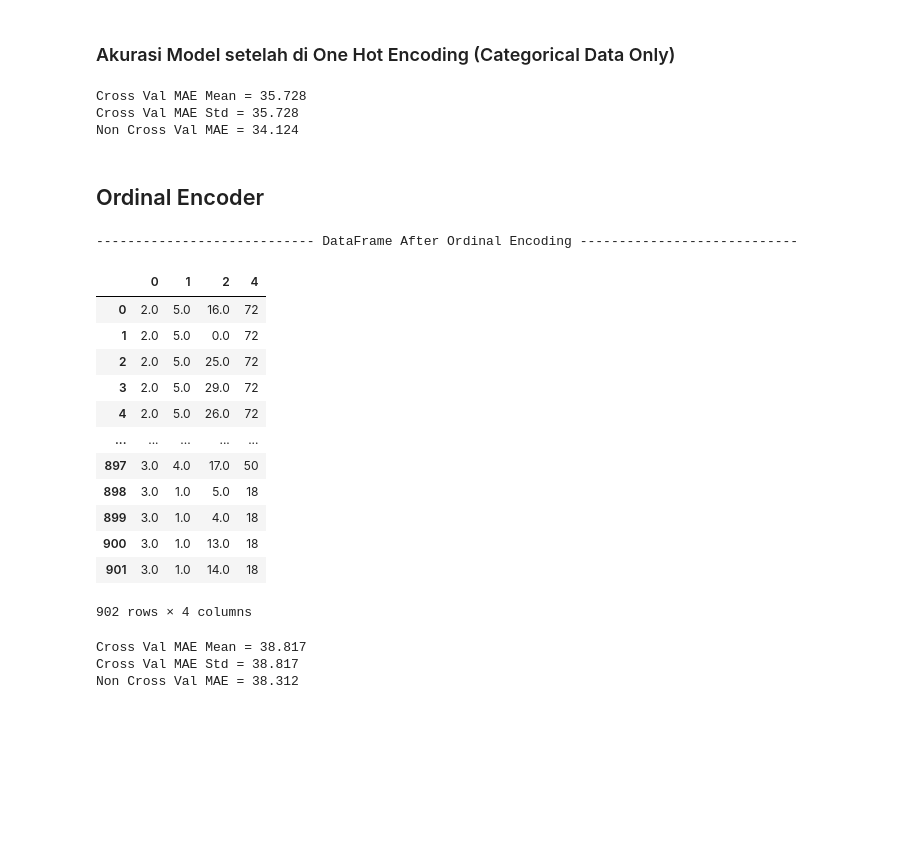
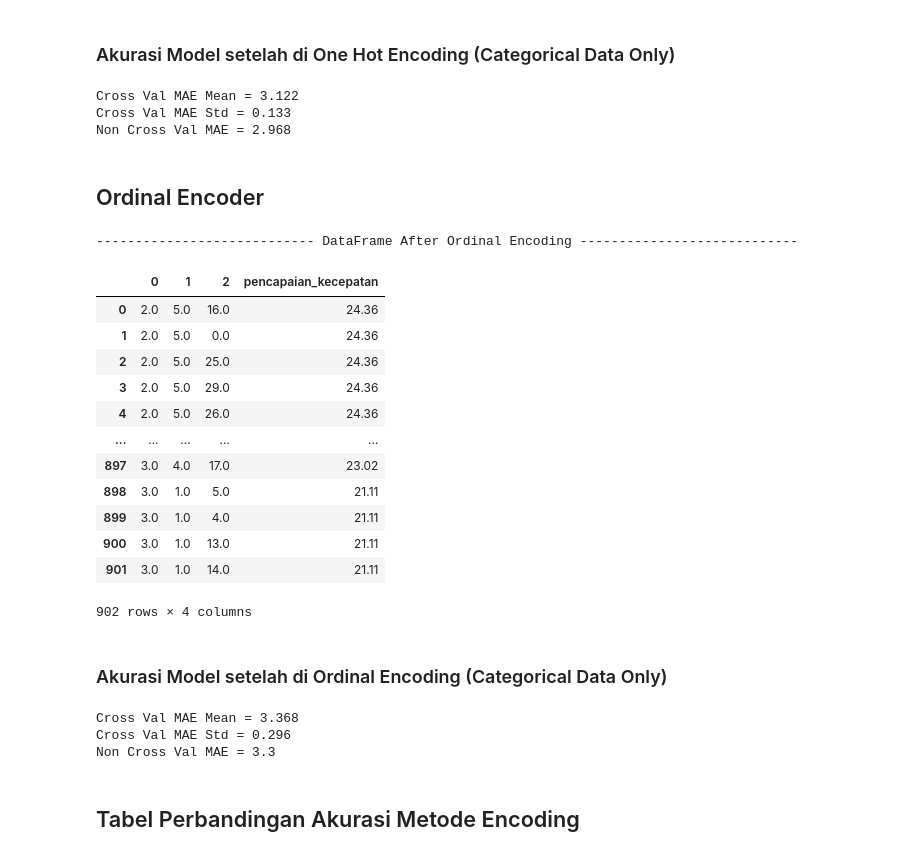
Before and after one commit to StefannusChristian/Data-Processing-and-Engineering, a Jupyter notebook: transformasi-data/IBDA3111_StefannusChristian_202000138_TransformasiData.ipynb, the cells around one changed output. Drawn from its saved outputs; the diff is of its cells as text; code cells hidden in the pictures; blank space fills up the shorter version.

```diff
--- a/transformasi-data/IBDA3111_StefannusChristian_202000138_TransformasiData.ipynb
+++ b/transformasi-data/IBDA3111_StefannusChristian_202000138_TransformasiData.ipynb
@@ -337,8 +337,7 @@ def displayDfAfterOneHot(df):
 # %%
 oneHotEncoder = OneHotEncoder(sparse=False)
 categoricalDfOneHotX = pd.DataFrame(oneHotEncoder.fit_transform(X))
-yAfterOneHot = pd.DataFrame(labelEncoder.fit_transform(y))
-categoricalDfOneHot = categoricalDfOneHotX
-categoricalDfOneHot[categoricalDfOneHot.shape[1]+1] = yAfterOneHot
-displayDfAfterOneHot(categoricalDfOneHot)
+y.reset_index(drop=True,inplace=True)
+categoricalDfOneHot = pd.concat([categoricalDfOneHotX,y],axis=1)
+display(categoricalDfOneHot)
 # %% [output]
@@ -375,11 +379,12 @@ def crossValMAEEncoding(model:object,df_param,random_state=42):
 ### Akurasi Model setelah di One Hot Encoding (Categorical Data Only)
 # %%
 meanMaeCategoryOneHot,stdMaeCategoryOneHot,maeCategoryOneHot = crossValMAEEncoding(model,categoricalDfOneHot)
-displayCrossValResults(meanMaeCategoryOneHot,meanMaeCategoryOneHot,maeCategoryOneHot)
+appendAccuracyEncoding(meanMaeCategoryOneHot,stdMaeCategoryOneHot,maeCategoryOneHot)
+displayCrossValResults(meanMaeCategoryOneHot,stdMaeCategoryOneHot,maeCategoryOneHot)
 # %% [output]
-Cross Val MAE Mean = 35.728
-Cross Val MAE Std = 35.728
-Non Cross Val MAE = 34.124
+Cross Val MAE Mean = 3.122
+Cross Val MAE Std = 0.133
+Non Cross Val MAE = 2.968
 # %% [markdown]
 ## Ordinal Encoder
 # %%
@@ -390,29 +395,32 @@ def displayDfAfterOrdinal(df):
 # %%
 ordinalEncoder = OrdinalEncoder()
 categoricalDfOrdinalX = pd.DataFrame(ordinalEncoder.fit_transform(X))
-yAfterOrdinal = pd.DataFrame(labelEncoder.fit_transform(y))
-categoricalDfOrdinal = categoricalDfOrdinalX
-categoricalDfOrdinal[categoricalDfOrdinal.shape[1]+1] = yAfterOrdinal
+categoricalDfOrdinal = pd.concat([categoricalDfOrdinalX,y],axis=1)
 displayDfAfterOrdinal(categoricalDfOrdinal)
 # %% [output]
 ---------------------------- DataFrame After Ordinal Encoding ----------------------------
-|  | 0 | 1 | 2 | 4 |
-| 0 | 2.0 | 5.0 | 16.0 | 72 |
-| 1 | 2.0 | 5.0 | 0.0 | 72 |
-| 2 | 2.0 | 5.0 | 25.0 | 72 |
-| 3 | 2.0 | 5.0 | 29.0 | 72 |
-| 4 | 2.0 | 5.0 | 26.0 | 72 |
+|  | 0 | 1 | 2 | pencapaian_kecepatan |
+| 0 | 2.0 | 5.0 | 16.0 | 24.36 |
+| 1 | 2.0 | 5.0 | 0.0 | 24.36 |
+| 2 | 2.0 | 5.0 | 25.0 | 24.36 |
+| 3 | 2.0 | 5.0 | 29.0 | 24.36 |
+| 4 | 2.0 | 5.0 | 26.0 | 24.36 |
 | ... | ... | ... | ... | ... |
-| 897 | 3.0 | 4.0 | 17.0 | 50 |
-| 898 | 3.0 | 1.0 | 5.0 | 18 |
-| 899 | 3.0 | 1.0 | 4.0 | 18 |
-| 900 | 3.0 | 1.0 | 13.0 | 18 |
-| 901 | 3.0 | 1.0 | 14.0 | 18 |
+| 897 | 3.0 | 4.0 | 17.0 | 23.02 |
+| 898 | 3.0 | 1.0 | 5.0 | 21.11 |
+| 899 | 3.0 | 1.0 | 4.0 | 21.11 |
+| 900 | 3.0 | 1.0 | 13.0 | 21.11 |
+| 901 | 3.0 | 1.0 | 14.0 | 21.11 |
 902 rows × 4 columns
+# %% [markdown]
+### Akurasi Model setelah di Ordinal Encoding (Categorical Data Only)
 # %%
 meanMaeCategoryOrdinal,stdMaeCategoryOrdinal,maeCategoryOrdinal = crossValMAEEncoding(model,categoricalDfOrdinal)
-displayCrossValResults(meanMaeCategoryOrdinal,meanMaeCategoryOrdinal,maeCategoryOrdinal)
+appendAccuracyEncoding(meanMaeCategoryOrdinal,stdMaeCategoryOrdinal,maeCategoryOrdinal)
+displayCrossValResults(meanMaeCategoryOrdinal,stdMaeCategoryOrdinal,maeCategoryOrdinal)
 # %% [output]
-Cross Val MAE Mean = 38.817
-Cross Val MAE Std = 38.817
-Non Cross Val MAE = 38.312
+Cross Val MAE Mean = 3.368
+Cross Val MAE Std = 0.296
+Non Cross Val MAE = 3.3
+# %% [markdown]
+## Tabel Perbandingan Akurasi Metode Encoding
```
Also changed, not shown: parts of 33 cells of this notebook.
